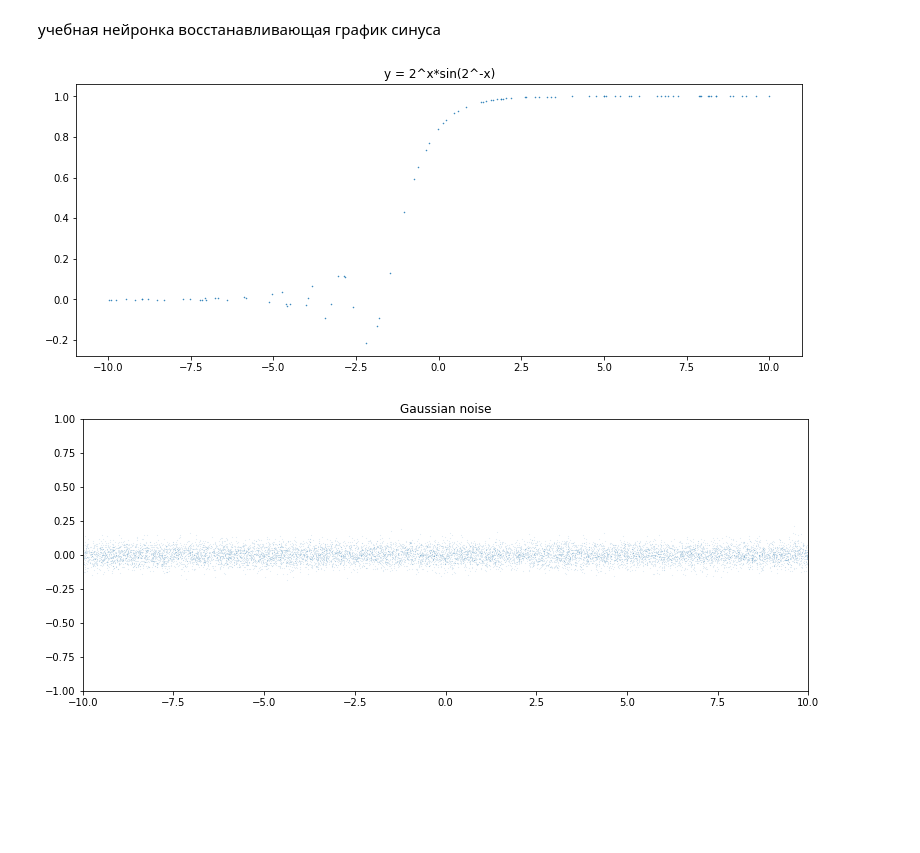
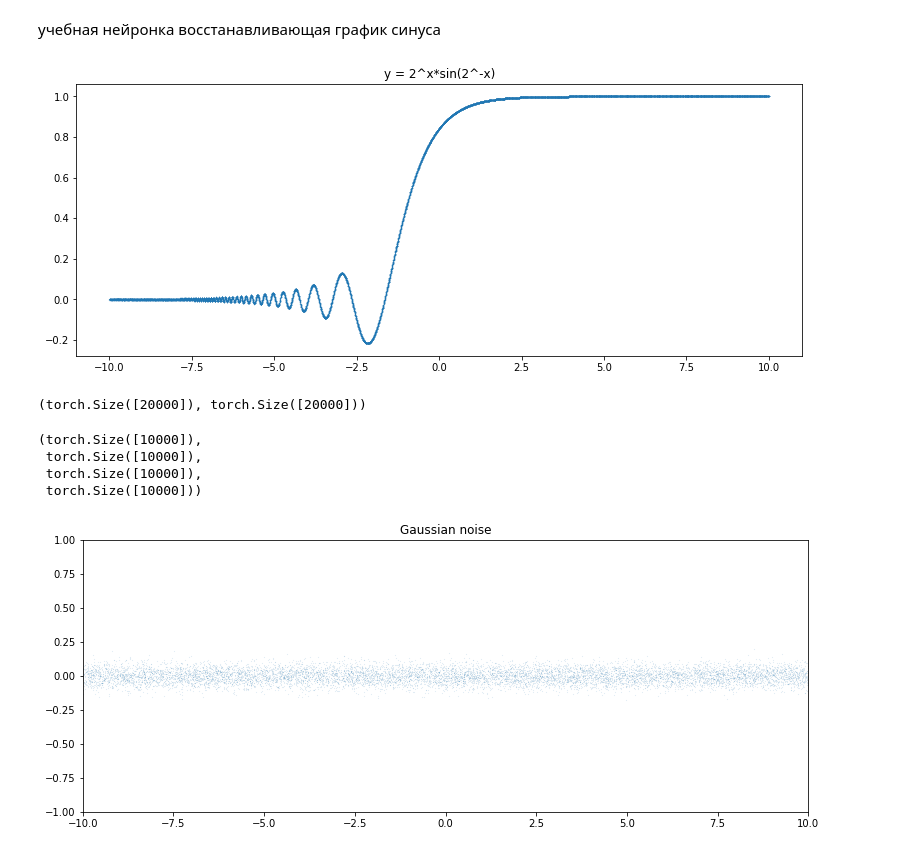
Before and after one commit to saian65/Neural-Networks, a Jupyter notebook: PyTorch_SinNet_2^x_sin(2^_x).ipynb, the cells around one changed output. Cells and saved outputs as stored; diff of their text form; code cells hidden in the pictures; blank space fills up the shorter version.

```diff
--- a/PyTorch_SinNet_2^x_sin(2^_x).ipynb
+++ b/PyTorch_SinNet_2^x_sin(2^_x).ipynb
@@ -17,12 +17,16 @@ def target_func(x):
     return left*right
 # %%
 #make train dataset
-x_train = torch.rand(100)
-x_train = x_train * 20.0 - 10.0
+X_train = torch.rand(20000)
+X_train = x_train * 20.0 - 10.0
 # %%
 y_train = target_func(x_train)
 
-plt.plot(x_train.numpy(), y_train.numpy(), ".", ms=1)
+plt.plot(x_train.numpy(), y_train.numpy(), ".", ms=0.5)
 plt.title('y = 2^x*sin(2^-x)');
 # %% [output]
-[figure, old version]
+[figure, new version]
+# %%
+X_train.shape,y_train.shape
+# %% [output]
+(torch.Size([20000]), torch.Size([20000]))
@@ -29 +40,8 @@ plt.title('y = 2^x*sin(2^-x)');
+# %%
+X_train.shape, X_valid.shape, y_valid.shape, y_valid.shape
+# %% [output]
+(torch.Size([10000]),
+ torch.Size([10000]),
+ torch.Size([10000]),
+ torch.Size([10000]))
 # %%
```
Also changed, not shown: parts of 17 cells of this notebook.
